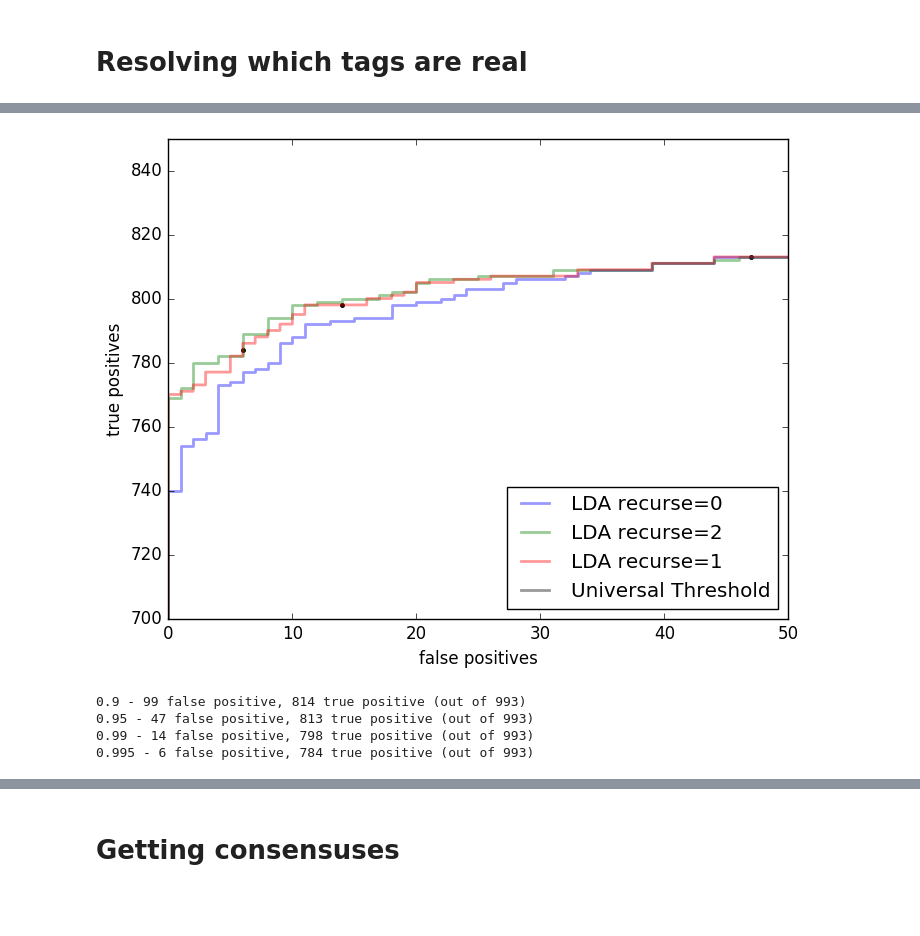
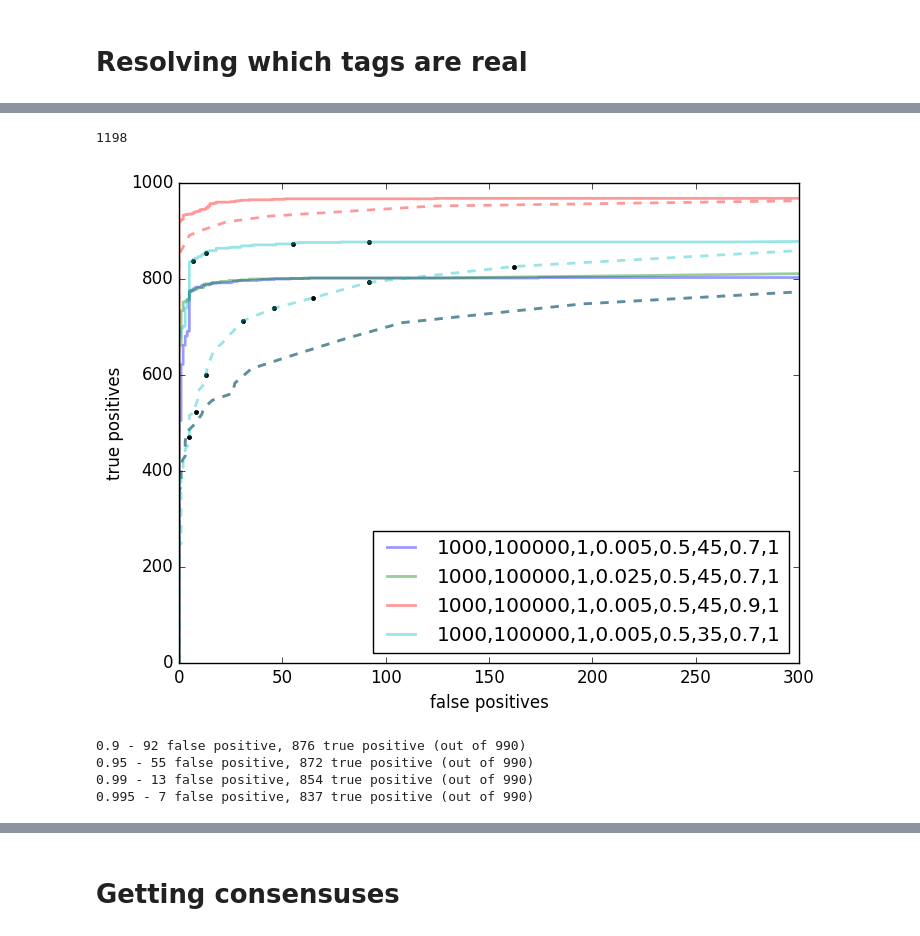
Before and after one commit to HughMurrell/PORPID.jl, a Jupyter notebook: SimulatingWithBensSimulation+Binning+Resolving+Graph.ipynb, the cells around one changed output, grey strips where cells are left out. Saved outputs shown, nothing was run; the diff lists cells and outputs as text; code cells hidden in the pictures; blank space fills up the shorter version.

```diff
--- a/SimulatingWithBensSimulation+Binning+Resolving+Graph.ipynb
+++ b/SimulatingWithBensSimulation+Binning+Resolving+Graph.ipynb
@@ -286,44 +327,64 @@ y_us_recurse[recurse] = y_us;
+# %%
+length(plots[3][4])
+# %% [output]
+1198
+# %%
+# Write to file
+parameters =
+file = open(filename, "w")
+write(file, "$(join(variables, ","))\n")
+write(file, "$(length(plots))\n")
+for plot in plots
+    write(file, "$(join(plot[1], ","))\n") # The values of the parameters for the plot
+    write(file, "$(join(plot[2], ","))\n") # Our threshold values
+    write(file, "$(join(plot[3], ","))\n") # Our x values
+    write(file, "$(join(plot[4], ","))\n") # Our y values
+    write(file, "$(join(plot[5], ","))\n") # Ron's threshold values
+    write(file, "$(join(plot[6], ","))\n") # Ron's x values
+    write(file, "$(join(plot[7], ","))\n") # Ron's y values
+end
+close(file)
 # %%
 fig, ax = subplots()
 
+# Printing points for the different special thresholds
 # Ben's threshold points
 threshold = [.9, .95, .99, .995, 100]
 threshold_i = 1
 for i in 1:length(short_likely_real)
     if short_likely_real[i][1] > threshold[threshold_i]
         ax[:plot](x_us[i], y_us[i], ".", color="black", )
         println("$(threshold[threshold_i]) - $(x_us[i]) false positive, $(y_us[i]) true positive (out of $(length(generated_tag_counts)))")
         threshold_i += 1
     end
 end
-
-for recurse_level in keys(x_us_recurse)
-    ax[:plot](x_us_recurse[recurse_level], y_us_recurse[recurse_level], linewidth=2, label="LDA recurse=$(recurse_level)", alpha=0.4)
-end
-
 # Ron's
-x_ron, y_ron = false_pos_neg_graph(count_tag, real_tags)
 threshold = [1, 2, 3, 4, 5, 10, 15, 20, 10000000]
 threshold_i = 1
-for i in 1:length(count_tag)
-    if count_tag[i][1] > threshold[threshold_i]
+for i in 1:length(short_count_tag)
+    if short_count_tag[i][1] > threshold[threshold_i]
         ax[:plot](x_ron[i+1], y_ron[i+1], ".", color="black")
         threshold_i += 1
     end
 end
-x_ron = filter_out_same_values([x[1] for x in count_tag], x_ron)
-y_ron = filter_out_same_values([x[1] for x in count_tag], y_ron)
-ax[:plot](x_ron, y_ron, linewidth=2, color="black", label="Universal Threshold", alpha=0.4)
+
+# Plotting the plots from the save file, as well as our new plots
+for plot in plots
+    parms = ax[:plot](plot[3], plot[4], linewidth=2, label="$(join(plot[1],","))", alpha=0.4)
+    chosen_color = parms[1][:get_color]()
+    ax[:plot](plot[6], plot[7], linestyle="--", linewidth=2, color=chosen_color, alpha=0.4)
+end
 
 ax[:legend](loc=4)
-xlim([0,50])
-ylim([700,850])
+xlim([0,300])
+#ylim([1500,2000])
+#ylim([700,900])
 xlabel("false positives")
 ylabel("true positives");
 # %% [output]
-[figure, old version]
+[figure, new version]
-0.9 - 99 false positive, 814 true positive (out of 993)
-0.95 - 47 false positive, 813 true positive (out of 993)
-0.99 - 14 false positive, 798 true positive (out of 993)
-0.995 - 6 false positive, 784 true positive (out of 993)
+0.9 - 92 false positive, 876 true positive (out of 990)
+0.95 - 55 false positive, 872 true positive (out of 990)
+0.99 - 13 false positive, 854 true positive (out of 990)
+0.995 - 7 false positive, 837 true positive (out of 990)
 # %%
```
Also changed, not shown: parts of 21 cells of this notebook, 1 other file.
